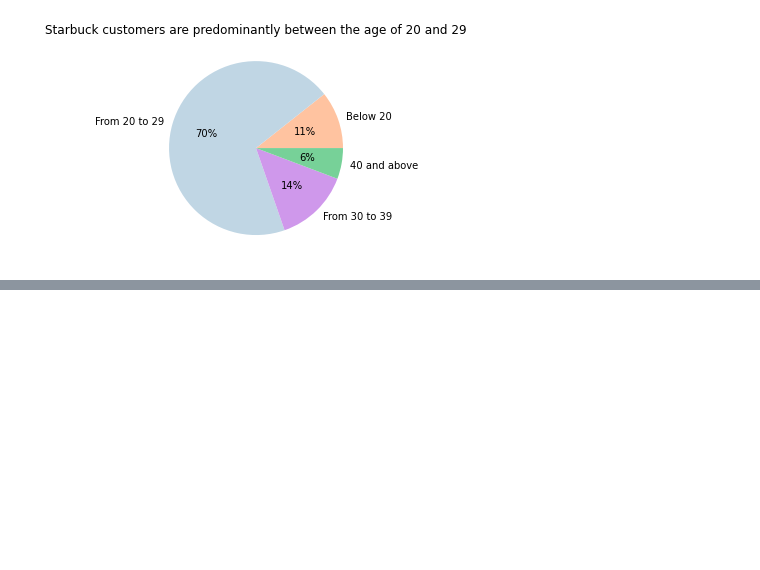
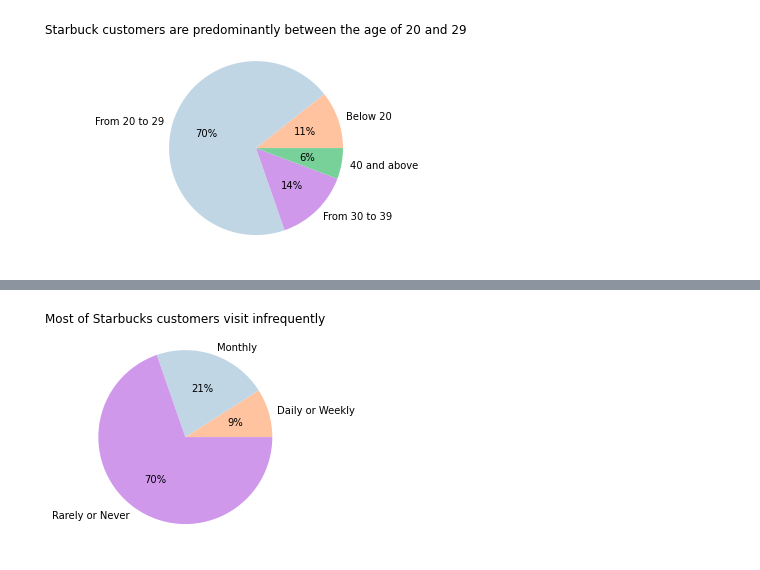
Before and after one commit to Johndsalas/Starbucks_Customer_Profiles, a Jupyter notebook: main.ipynb, the cells around one changed output, grey strips where cells are left out. Cells and saved outputs as stored; diff of their text form; code cells hidden in the pictures; blank space fills up the shorter version.

```diff
--- a/main.ipynb
+++ b/main.ipynb
@@ -150,0 +138,4 @@ Housewife             2
+# %%
+e.visit_pie(df)
+# %% [output]
+[figure, added]
```
Also changed, not shown: parts of 10 cells of this notebook, 1 other file.
